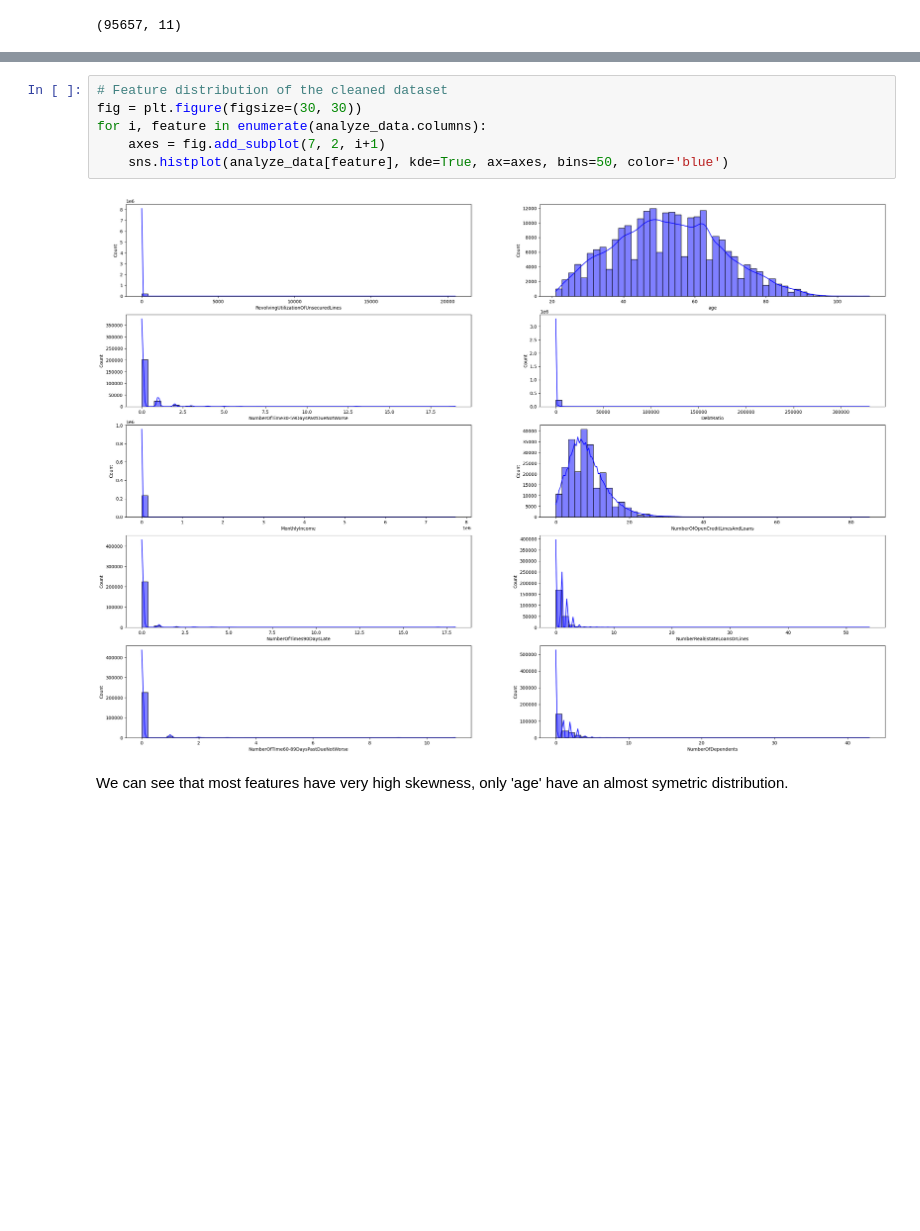
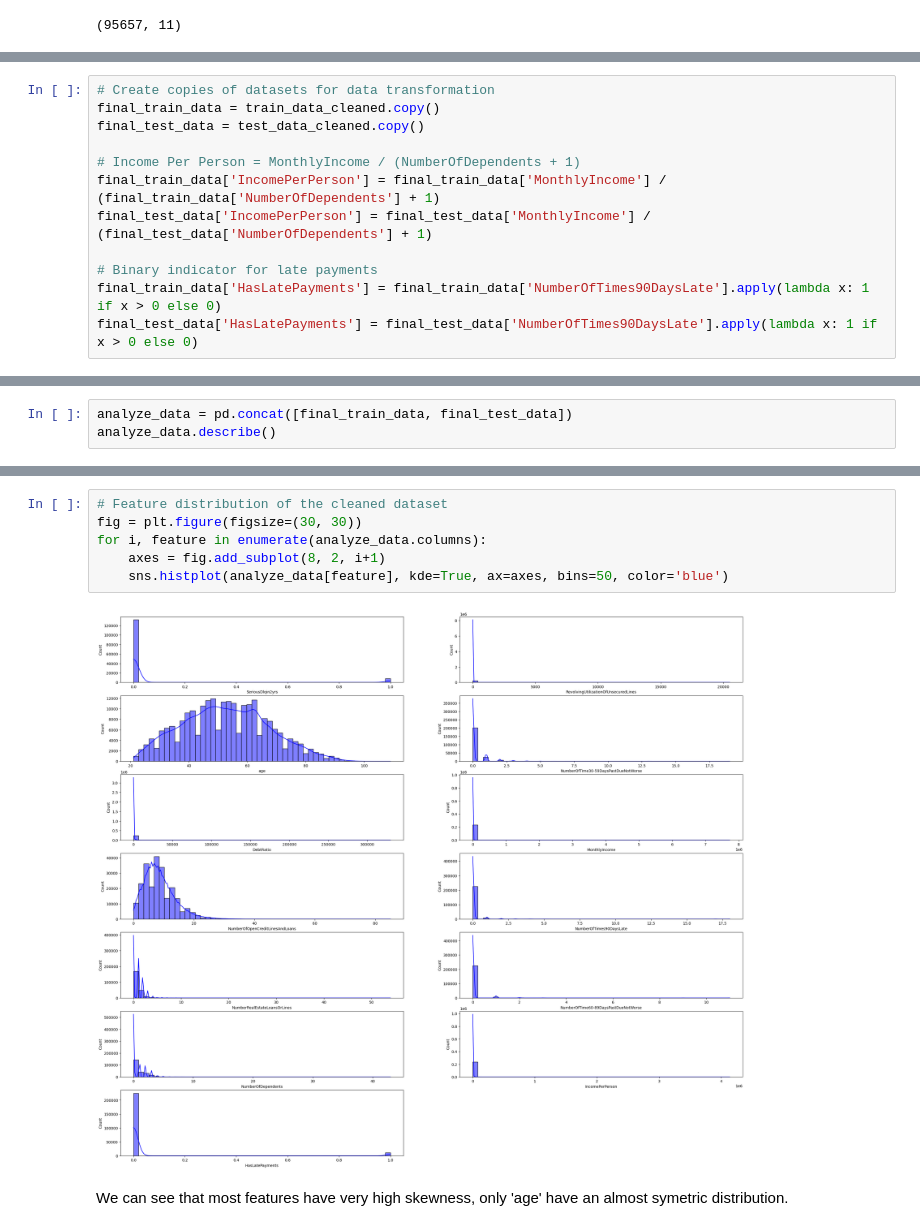
Before and after one commit to MathieuLYSon/GiveMeSomeCredit, a Jupyter notebook: GiveMeSomeCredit.ipynb, the cells around one changed output, grey strips where cells are left out. Saved outputs shown, nothing was run; the diff lists cells and outputs as text; blank space fills up the shorter version.

```diff
--- a/GiveMeSomeCredit.ipynb
+++ b/GiveMeSomeCredit.ipynb
@@ -364 +381,13 @@ test_data_cleaned.shape
+# %%
+# Create copies of datasets for data transformation
+final_train_data = train_data_cleaned.copy()
+final_test_data = test_data_cleaned.copy()
+
+# Income Per Person = MonthlyIncome / (NumberOfDependents + 1)
+final_train_data['IncomePerPerson'] = final_train_data['MonthlyIncome'] / (final_train_data['NumberOfDependents'] + 1)
+final_test_data['IncomePerPerson'] = final_test_data['MonthlyIncome'] / (final_test_data['NumberOfDependents'] + 1)
+
+# Binary indicator for late payments
+final_train_data['HasLatePayments'] = final_train_data['NumberOfTimes90DaysLate'].apply(lambda x: 1 if x > 0 else 0)
+final_test_data['HasLatePayments'] = final_test_data['NumberOfTimes90DaysLate'].apply(lambda x: 1 if x > 0 else 0)
 # %% [markdown]
@@ -380,0 +395,3 @@ analyze_data.describe()
+# %%
+analyze_data = pd.concat([final_train_data, final_test_data])
+analyze_data.describe()
@@ -381,11 +408,11 @@ analyze_data.describe()
 # %%
 # Feature distribution of the cleaned dataset
 fig = plt.figure(figsize=(30, 30))
 for i, feature in enumerate(analyze_data.columns):
-    axes = fig.add_subplot(7, 2, i+1)
+    axes = fig.add_subplot(8, 2, i+1)
     sns.histplot(analyze_data[feature], kde=True, ax=axes, bins=50, color='blue')
 # %% [output]
-[figure, old version]
+[figure, new version]
 # %% [markdown]
 We can see that most features have very high skewness, only 'age' have an almost symetric distribution.
 # %%
```
Also changed, not shown: parts of 26 cells of this notebook.
